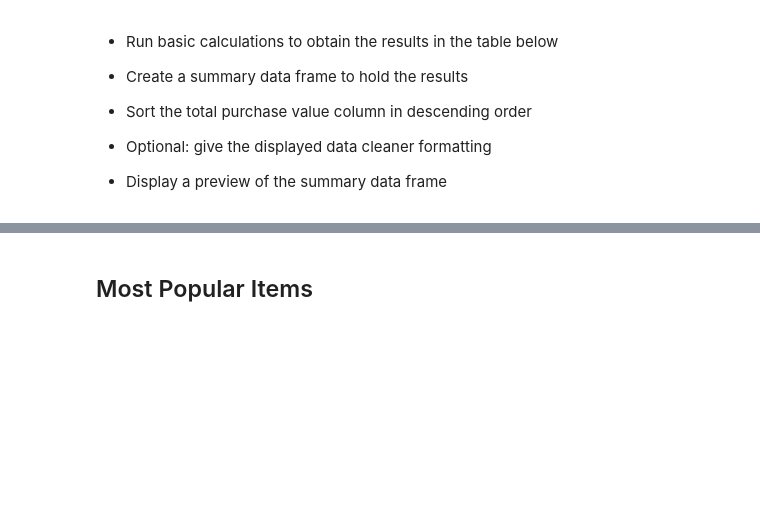
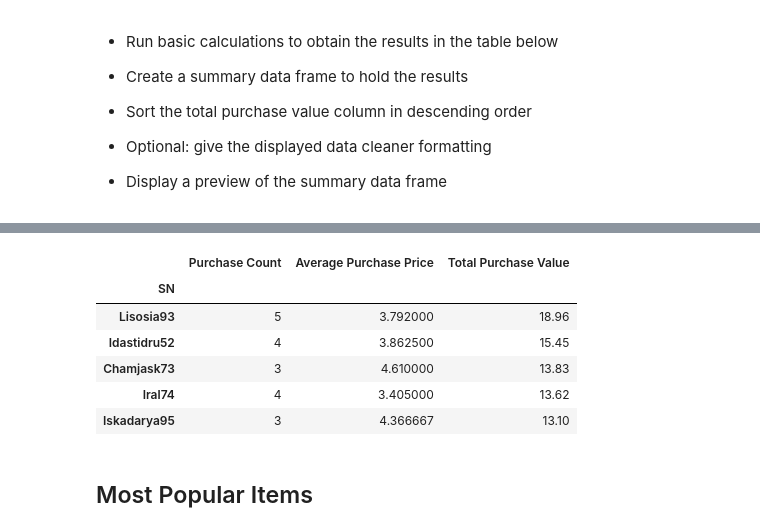
Before and after one commit to ruthhinkle/pandas-challenge, a Jupyter notebook: HeroesOfPymoli_RUTH.ipynb, the cells around one changed output, grey strips where cells are left out. Cells and saved outputs as stored; diff of their text form; code cells hidden in the pictures; blank space fills up the shorter version.

```diff
--- a/HeroesOfPymoli_RUTH.ipynb
+++ b/HeroesOfPymoli_RUTH.ipynb
@@ -381,3 +406,28 @@ Name: SN, dtype: float64
+# %%
+# Group by Spenders
+spenders_data = purchase_data_df.groupby('SN')
+
+#Run data analysis
+purchase_count_spender = spenders_data['Purchase ID'].count()
+average_price_spender = spenders_data['Price'].mean()
+total_rev_spender = spenders_data['Price'].sum()
+total_rev_spender
+
+spender_analysis_df = pd.DataFrame(
+    { "Purchase Count": purchase_count_spender,
+     "Average Purchase Price": average_price_spender,
+     "Total Purchase Value": total_rev_spender })
+
+top_5_spenders_df = spender_analysis_df.sort_values(by='Total Purchase Value', ascending=False).head(5)
+top_5_spenders_df
+# %% [output]
+|  | Purchase Count | Average Purchase Price | Total Purchase Value |
+| SN |  |  |  |
+| Lisosia93 | 5 | 3.792000 | 18.96 |
+| Idastidru52 | 4 | 3.862500 | 15.45 |
+| Chamjask73 | 3 | 4.610000 | 13.83 |
+| Iral74 | 4 | 3.405000 | 13.62 |
+| Iskadarya95 | 3 | 4.366667 | 13.10 |
 # %% [markdown]
 ## Most Popular Items
 # %% [markdown]
```
Also changed, not shown: parts of 15 cells of this notebook.
